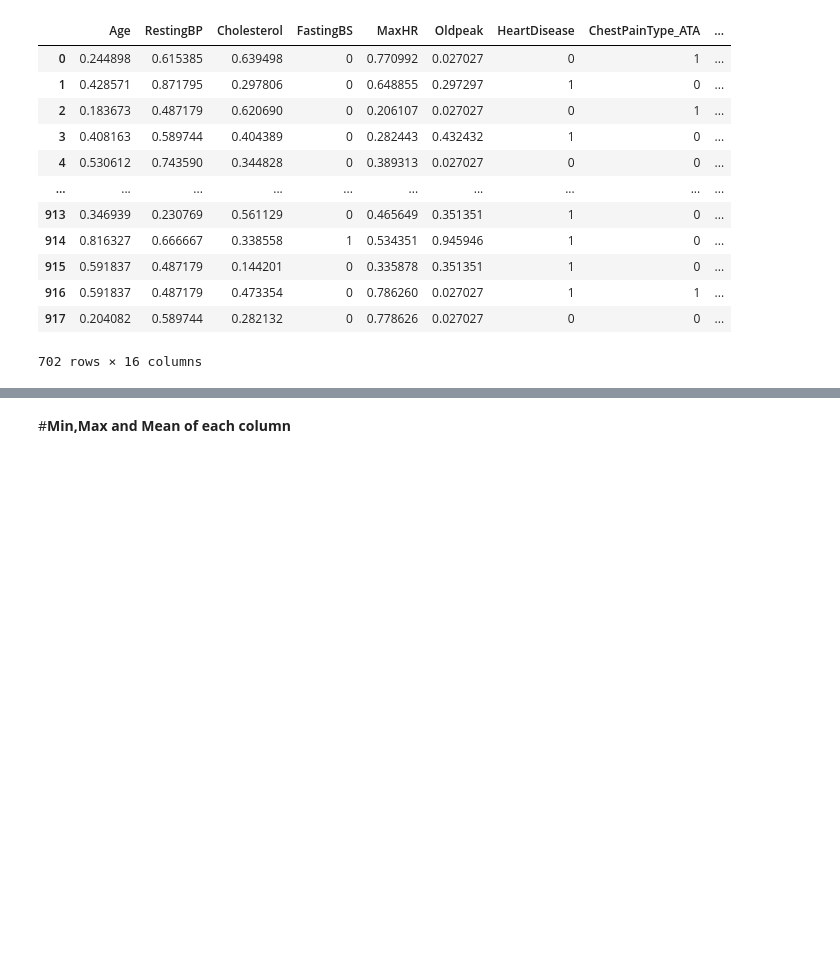
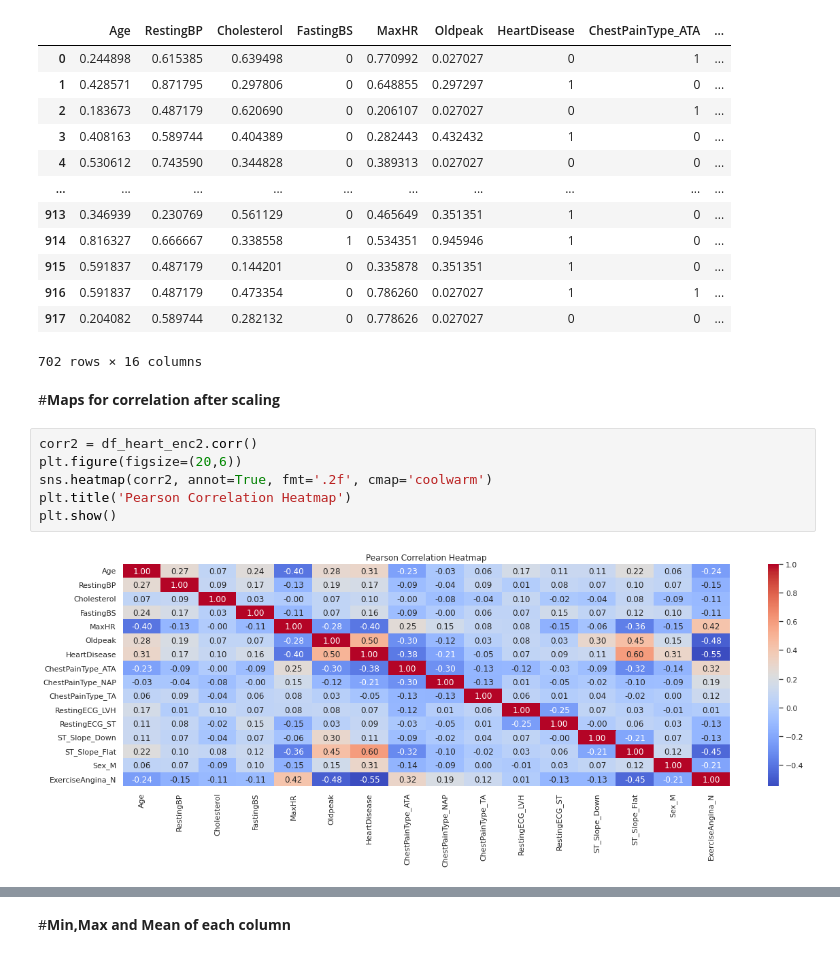
Before and after one commit to varnitarastogi/Heart-Disease-Prediction-With-EDA, a Jupyter notebook: heart_failure_prediction.ipynb, the cells around one changed output, grey strips where cells are left out. Cells and saved outputs as stored; diff of their text form; blank space fills up the shorter version.

```diff
--- a/heart_failure_prediction.ipynb
+++ b/heart_failure_prediction.ipynb
@@ -398,3 +382,13 @@ df_heart_enc2
 | 916 | 0.591837 | 0.487179 | 0.473354 | 0 | 0.786260 | 0.027027 | 1 | 1 | ... |
 | 917 | 0.204082 | 0.589744 | 0.282132 | 0 | 0.778626 | 0.027027 | 0 | 0 | ... |
 702 rows × 16 columns
+# %% [markdown]
+#**Maps for correlation after scaling**
+# %%
+corr2 = df_heart_enc2.corr()
+plt.figure(figsize=(20,6))
+sns.heatmap(corr2, annot=True, fmt='.2f', cmap='coolwarm')
+plt.title('Pearson Correlation Heatmap')
+plt.show()
+# %% [output]
+[figure, added]
```
Also changed, not shown: parts of 6 cells of this notebook.
